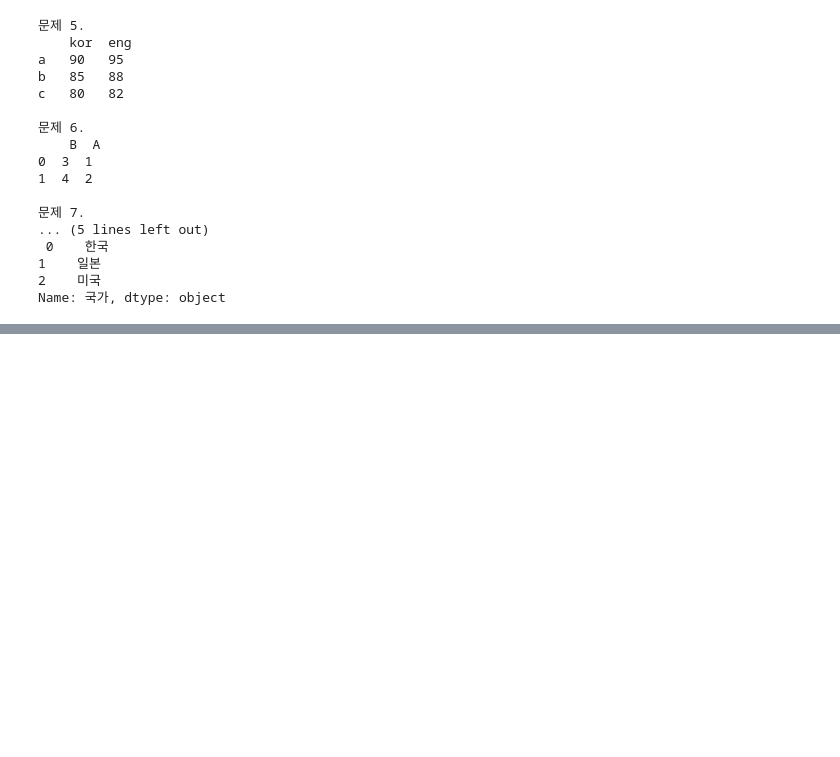
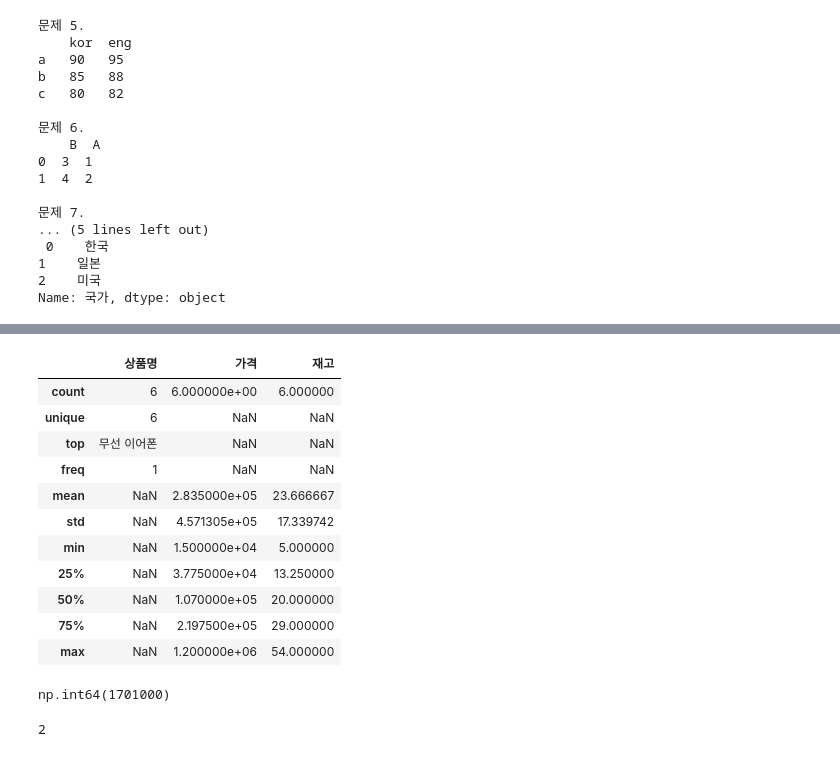
Before and after one commit to kimwjdhyun/KDT_RE_5th_Python, a Jupyter notebook: DataAnalysis/04_pandas.ipynb, the cells around one changed output, grey strips where cells are left out. Drawn from its saved outputs; the diff is of its cells as text; code cells hidden in the pictures; blank space fills up the shorter version.

```diff
--- a/DataAnalysis/04_pandas.ipynb
+++ b/DataAnalysis/04_pandas.ipynb
@@ -459,0 +935,15 @@ Name: 국가, dtype: object
+# %%
+data = {
+    "상품명": ["무선 이어폰", "스마트 워치", "텀블러", "노트북", "블루투스 스피커", "무드등"],
+    "가격": [129000, 250000, 15000, 1200000, 85000, 22000],
+    "재고": [23, 12, 54, 5, 17, 31]
+}
+df = pd.DataFrame(data)
+
+# 	    상품명	    가격	    재고
+# 0	무선 이어폰	    129000	    23
+# 1	스마트 워치	    250000	    12
+# 2	텀블러	        15000	    54
+# 3	노트북	        1200000 	5
+# 4	블루투스 스피커	 85000	    17
+# 5	무드등	        22000	    31
@@ -459,0 +958,57 @@ Name: 국가, dtype: object
+# %%
+df.describe(include="all")
+# %% [output]
+|  | 상품명 | 가격 | 재고 |
+| count | 6 | 6.000000e+00 | 6.000000 |
+| unique | 6 | NaN | NaN |
+| top | 무선 이어폰 | NaN | NaN |
+| freq | 1 | NaN | NaN |
+| mean | NaN | 2.835000e+05 | 23.666667 |
+| std | NaN | 4.571305e+05 | 17.339742 |
+| min | NaN | 1.500000e+04 | 5.000000 |
+| 25% | NaN | 3.775000e+04 | 13.250000 |
+| 50% | NaN | 1.070000e+05 | 20.000000 |
+| 75% | NaN | 2.197500e+05 | 29.000000 |
+| max | NaN | 1.200000e+06 | 54.000000 |
+# %%
+# 평균
+df["가격"].mean()   # np.float64(283500.0)
+
+# 중앙값
+df["재고"].median() # np.float64(20.0)
+
+# 표준 편차
+df["가격"].std()    # np.float64(457130.5065295905)
+df["재고"].std()    # np.float64(17.339742404853272)
+
+# 분산
+df["재고"].var()    # np.float64(300.6666666666667)
+
+# 값의 개수
+df["상품명"].count()# np.int64(6)
+
+# 최댓값 / 최솟값
+df["가격"].max()    # np.int64(1200000)
+df["재고"].min()    # np.int64(5)
+
+# 합계
+df["가격"].sum()    # np.int64(1701000)
+# %% [output]
+np.int64(1701000)
+# %%
+# 최대값의 위치와 최소값의 위치
+df.idxmax()
+# 상품명    2
+# 가격     3
+# 재고     2
+# dtype: int64
+
+df.idxmin()
+# 상품명    3
+# 가격     2
+# 재고     3
+# dtype: int64
+
+df["가격"].idxmin()     # 2
+# %% [output]
+2
```
Also changed, not shown: parts of 36 cells of this notebook.
